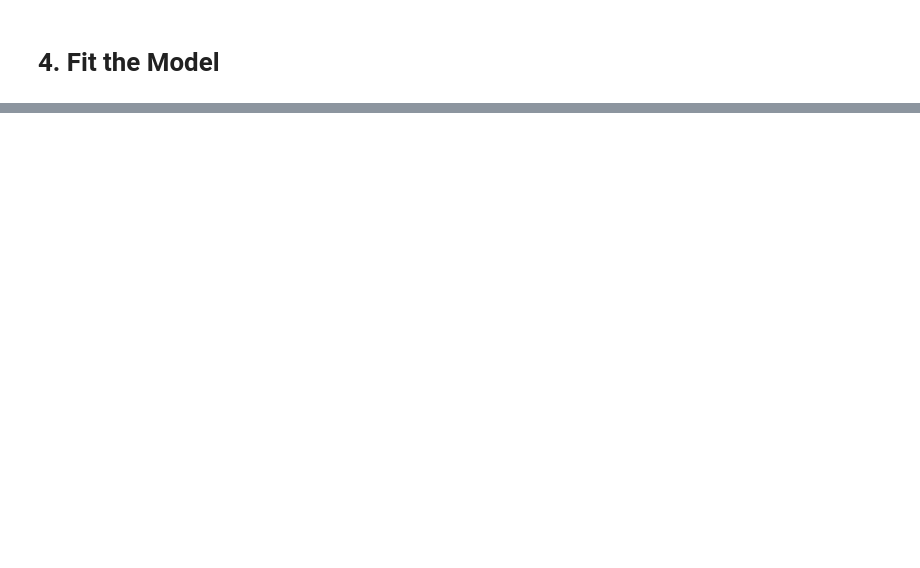
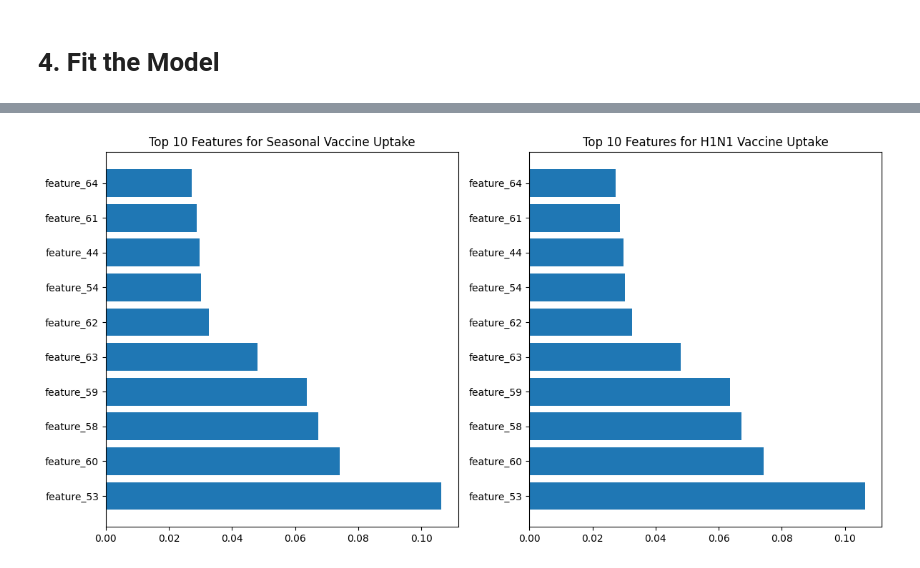
Before and after one commit to Amoitw/Predicting-Vaccines-Uptake, a Jupyter notebook: notebook.ipynb, the cells around one changed output, grey strips where cells are left out. Cells and saved outputs as stored; diff of their text form; code cells hidden in the pictures; blank space fills up the shorter version.

```diff
--- a/notebook.ipynb
+++ b/notebook.ipynb
@@ -482,0 +592,14 @@ ValueError: y should be a 1d array, got an array of shape (21365, 2) instead.
+# %%
+# For h1n1 vaccine uptake
+logistic_model.fit(x_train_scaled_h1n1, y_train_h1n1)
+
+# make predictions
+y_pred_h1n1 = logistic_model.predict(x_test_scaled_h1n1)
+y_proba_h1n1 = logistic_model.predict_proba(x_test_scaled_h1n1)[:, 1]
+
+# evaluate the model
+print("H1N1 Vaccine Uptake Model Evaluation")
+print(classification_report(y_test_h1n1, y_pred_h1n1))
+print("Confusion Matrix:\n", confusion_matrix(y_test_h1n1, y_pred_h1n1))
+print("Accuracy:", accuracy_score(y_test_h1n1, y_pred_h1n1))
+print("ROC AUC Score:", roc_auc_score(y_test_h1n1, y_proba_h1n1))
@@ -482,0 +998,10 @@ ValueError: y should be a 1d array, got an array of shape (21365, 2) instead.
+# %%
+feature_names = [f'feature_{i}' for i in range(len(importances))]
+
+feature_importance_df = pd.DataFrame({
+    'Feature': feature_names,
+    'Importance': importances
+}).sort_values(by='Importance', ascending=False)
+
+# Display the top 10 most important features
+print(feature_importance_df.head(10))
@@ -482,0 +1036,10 @@ ValueError: y should be a 1d array, got an array of shape (21365, 2) instead.
+# %%
+feature_names_h1n1 = [f'feature_{i}' for i in range(len(importances))]
+
+feature_importance_h1n1_df = pd.DataFrame({
+    'Feature': feature_names_h1n1,
+    'Importance': importances
+}).sort_values(by='Importance', ascending=False)
+
+# Display the top 10 most important features
+print(feature_importance_h1n1_df.head(10))
@@ -482,0 +1058,13 @@ ValueError: y should be a 1d array, got an array of shape (21365, 2) instead.
+# %%
+# Plot feature importance for both seasonal and h1n1 vaccines
+plt.figure(figsize=(12, 6))
+plt.subplot(1, 2, 1)
+plt.barh(feature_importance_df['Feature'][:10], feature_importance_df['Importance'][:10])
+plt.title('Top 10 Features for Seasonal Vaccine Uptake')
+plt.subplot(1, 2, 2)
+plt.barh(feature_importance_h1n1_df['Feature'][:10], feature_importance_h1n1_df['Importance'][:10])
+plt.title('Top 10 Features for H1N1 Vaccine Uptake')
+plt.tight_layout()
+plt.show()
+# %% [output]
+[figure, added]
```
Also changed, not shown: parts of 34 cells of this notebook.
